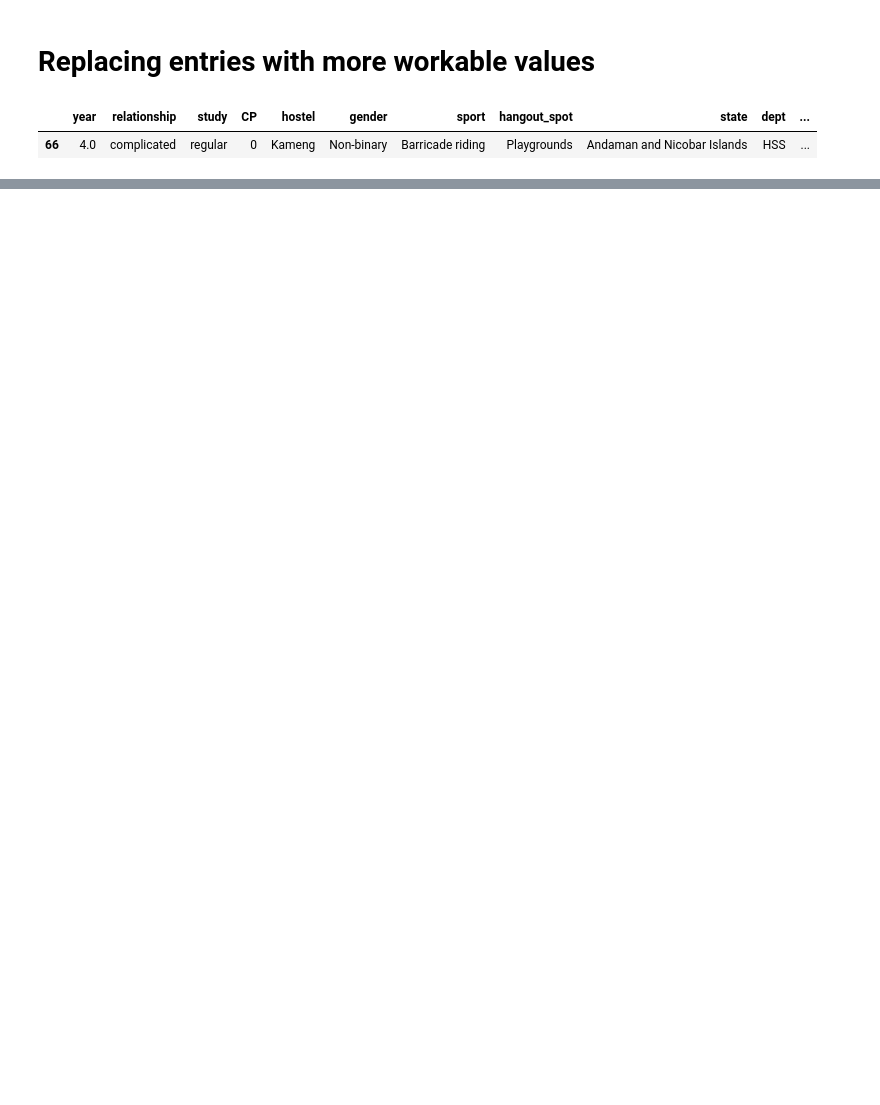
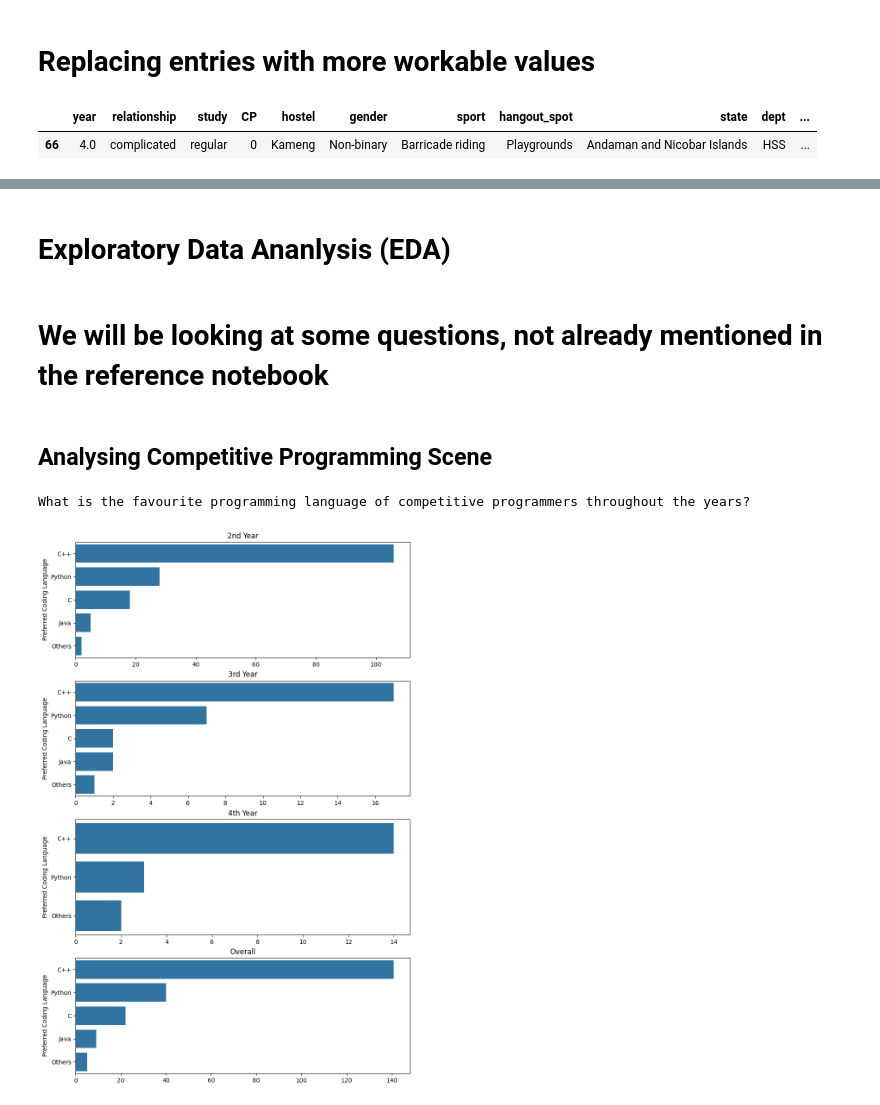
Before and after one commit to aryanthepain/ccml, a Jupyter notebook: hi.ipynb, the cells around one changed output, grey strips where cells are left out. Cells and saved outputs as stored; diff of their text form; code cells hidden in the pictures; blank space fills up the shorter version.

```diff
--- a/hi.ipynb
+++ b/hi.ipynb
@@ -157,6 +157,8 @@ df[df['dept']=='HSS']
 # %%
 # dropping this fellow because he is just a menace
 df = df[df['dept'] != 'HSS']
+
+df= df.reset_index(drop=True).copy()
 # %%
 df['fav_club'].replace('ml.ai', 'iitg.ai', inplace=True)
 # %%
@@ -185,12 +183,16 @@ null_sports = ['Sex', 'none','Nothing','Bro?','No sport lol','People Gazing','Na
 tt=['tt', 'table tennis ','table tennis','Table Tennis', 'Table Tennis ', 'Table tennis', 'Table tennis ']
 df['sport'].replace(null_sports, np.nan, inplace=True)
 df['sport'].replace(tt, 'TT', inplace=True)
+df['sport'].replace('chess', 'Chess', inplace=True)
 df['sport'].replace(['LT', 'Tennis '], 'Tennis', inplace=True)
 df['sport'].replace(['GYMMING', 'GYMMING '], 'Gym', inplace=True)
-df['sport'].replace(['Athletic', 'Athletics '], 'Athletics', inplace=True)
+df['sport'].replace(['Athletic', 'Athletics ', 'Athletic ', 'Running'], 'Athletics', inplace=True)
 df['sport'].replace(['Cricket ', 'cricket', 'CRICKET', 'Bat-Ball'], 'Cricket', inplace=True)
 df['sport'].replace(['Badminton lol', 'Badminton ', 'badminton'], 'Badminton', inplace=True)
+df['sport'].replace(['Volleyball '], 'Volleyball', inplace=True)
+df['sport'].replace(['basketball', 'Basketball ', 'basketball '], 'Basketball', inplace=True)
 df['sport'].replace(['swimming ', 'Swimming ', 'swimming'], 'Swimming', inplace=True)
+df['sport'].replace(['futbol', 'Football '], 'Football', inplace=True)
 df['sport'].replace('Cricket, Football, Swimming, Tennis.', 'Cricket, Football, Swimming, Tennis', inplace=True)
 df['sport'].replace('Cricket,badminton', 'Cricket, Badminton', inplace=True)
 df['sport'].replace('Cricket,volleyball', 'Cricket, Volleyball', inplace=True)
@@ -198,0 +235,35 @@ df['sport'].replace('to watch is cricket and basketball, to play is volleyball',
+# %% [markdown]
+# Exploratory Data Ananlysis (EDA)
+# %% [markdown]
+# We will be looking at some questions, not already mentioned in the reference notebook
+# %% [markdown]
+## Analysing Competitive Programming Scene
+# %%
+print("What is the favourite programming language of competitive programmers throughout the years?\n")
+
+plt.figure(figsize=(10,16))
+
+plt.subplot(4,1,1)
+plt.title('2nd Year')
+sns.barplot(x=df[df['year'] == 2]['coding_lang'].value_counts().values, y=df[df['year'] == 2]['coding_lang'].value_counts().keys(), orient='h')
+plt.ylabel('Preferred Coding Language')
+
+plt.subplot(4,1,2)
+plt.title('3rd Year')
+sns.barplot(x=df[df['year'] == 3]['coding_lang'].value_counts().values, y=df[df['year'] == 3]['coding_lang'].value_counts().keys(), orient='h')
+plt.ylabel('Preferred Coding Language')
+
+plt.subplot(4,1,3)
+plt.title('4th Year')
+sns.barplot(x=df[df['year'] == 4]['coding_lang'].value_counts().values, y=df[df['year'] == 4]['coding_lang'].value_counts().keys(), orient='h')
+plt.ylabel('Preferred Coding Language')
+
+plt.subplot(4,1,4)
+plt.title('Overall')
+sns.barplot(x=df['coding_lang'].value_counts().values, y=df['coding_lang'].value_counts().keys(), orient='h')
+plt.ylabel('Preferred Coding Language')
+
+plt.show()
+# %% [output]
+What is the favourite programming language of competitive programmers throughout the years?
+[figure, added]
```
Also changed, not shown: parts of 13 cells of this notebook, 1 other file.
